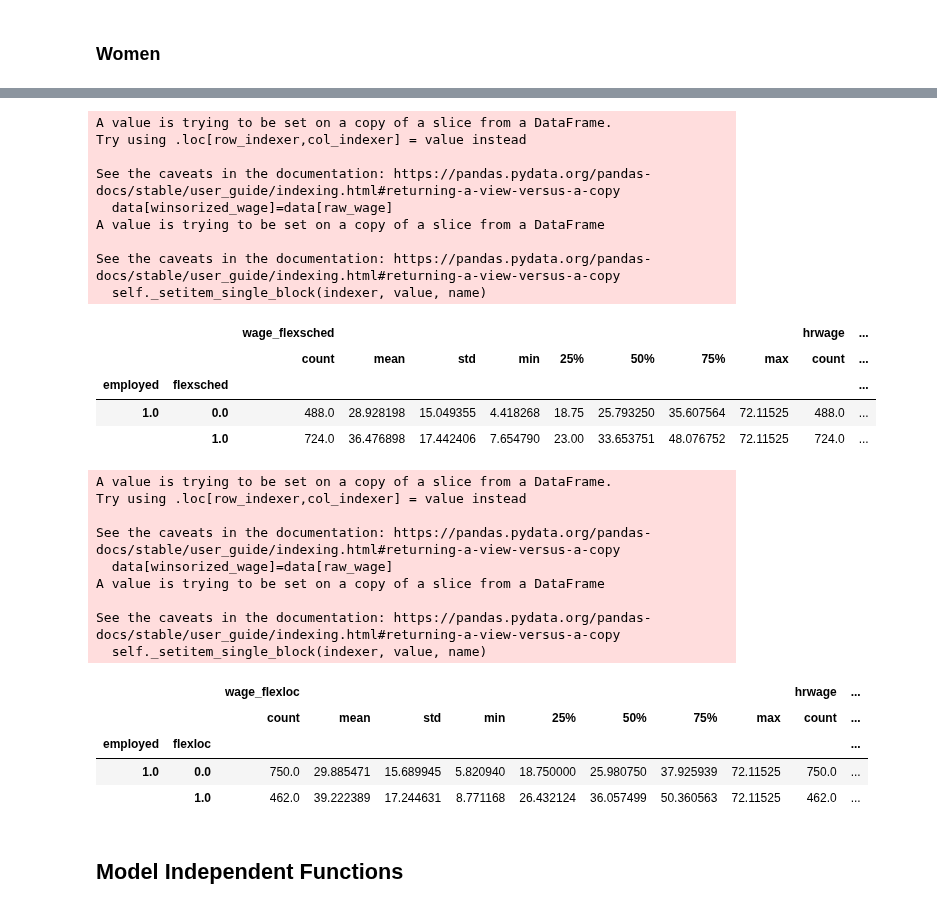
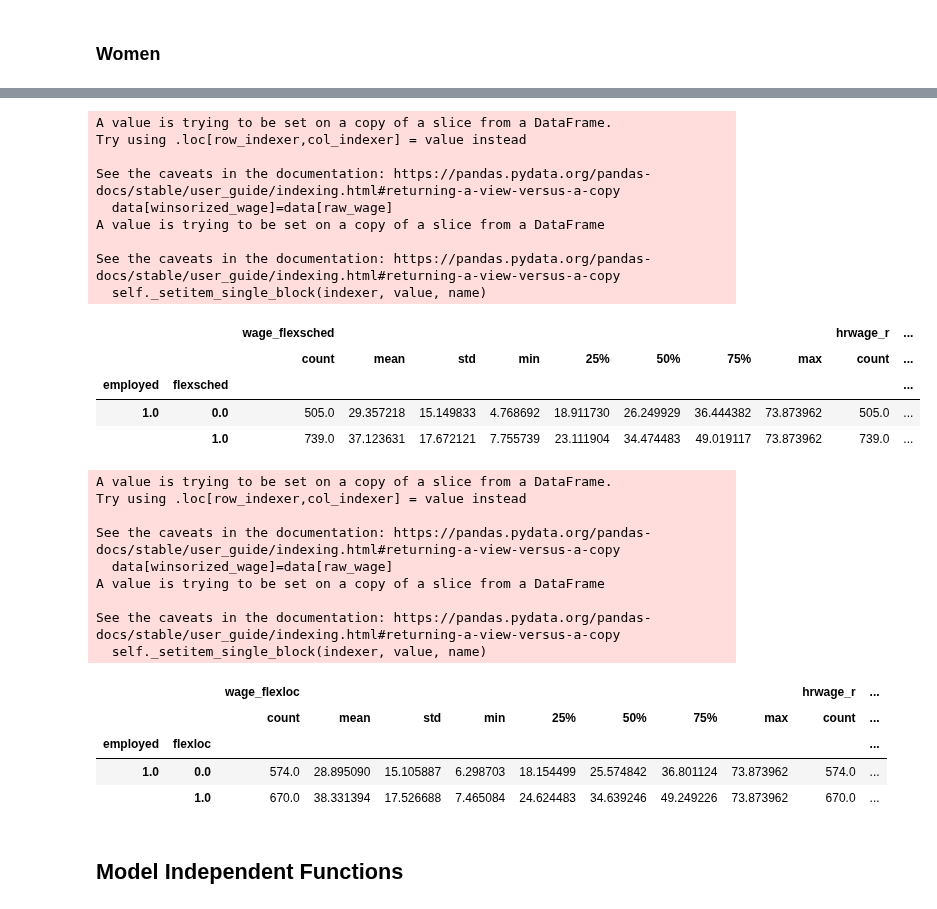
Before and after one commit to meganmccoy/flexibility-in-search-model, a Jupyter notebook: SimplifiedModel.ipynb, the cells around one changed output, grey strips where cells are left out. Saved outputs shown, nothing was run; the diff lists cells and outputs as text; code cells hidden in the pictures.

```diff
--- a/SimplifiedModel.ipynb
+++ b/SimplifiedModel.ipynb
@@ -41,7 +41,7 @@ import pdb
             - 2: Formal policy allowing for flexibility in start and end times of work
 - unemployed workers have unemployment durations of $t_i$
 # %%
-df=pd.read_stata('workfile.dta', columns=['sex','employed', 'flexsched', 'flex_sched_score', 'flexloc', 'flex_loc_score', 'hrwage', 'dur'])
+df=pd.read_stata('workfile.dta', columns=['sex','employed', 'flexsched', 'flex_sched_score', 'flexloc', 'flex_loc_score', 'hrwage_r', 'dur'])
 # %%
 def winsorize(data: pd.DataFrame, flex:str, n_flex:int, winsorized_wage:str, raw_wage:str, employed:str, percentile: float):
     nth_pctl = np.zeros(1)
@@ -139,22 +109,22 @@ len(women)
 # %%
-winsorize(women, 'flexsched', 2, 'wage_flexsched', 'hrwage', 'employed', 1)
+winsorize(women, 'flexsched', 2, 'wage_flexsched', 'hrwage_r', 'employed', 1)
 # %% [output]
 A value is trying to be set on a copy of a slice from a DataFrame.
 Try using .loc[row_indexer,col_indexer] = value instead
 
 See the caveats in the documentation: https://pandas.pydata.org/pandas-docs/stable/user_guide/indexing.html#returning-a-view-versus-a-copy
   data[winsorized_wage]=data[raw_wage]
 A value is trying to be set on a copy of a slice from a DataFrame
 
 See the caveats in the documentation: https://pandas.pydata.org/pandas-docs/stable/user_guide/indexing.html#returning-a-view-versus-a-copy
   self._setitem_single_block(indexer, value, name)
-|  |  | wage_flexsched |  |  |  |  |  |  |  | hrwage | ... |
+|  |  | wage_flexsched |  |  |  |  |  |  |  | hrwage_r | ... |
 |  |  | count | mean | std | min | 25% | 50% | 75% | max | count | ... |
 | employed | flexsched |  |  |  |  |  |  |  |  |  | ... |
-| 1.0 | 0.0 | 488.0 | 28.928198 | 15.049355 | 4.418268 | 18.75 | 25.793250 | 35.607564 | 72.11525 | 488.0 | ... |
-|  | 1.0 | 724.0 | 36.476898 | 17.442406 | 7.654790 | 23.00 | 33.653751 | 48.076752 | 72.11525 | 724.0 | ... |
+| 1.0 | 0.0 | 505.0 | 29.357218 | 15.149833 | 4.768692 | 18.911730 | 26.249929 | 36.444382 | 73.873962 | 505.0 | ... |
+|  | 1.0 | 739.0 | 37.123631 | 17.672121 | 7.755739 | 23.111904 | 34.474483 | 49.019117 | 73.873962 | 739.0 | ... |
 # %%
-winsorize(women, 'flexloc', 2, 'wage_flexloc', 'hrwage', 'employed', 1)
+winsorize(women, 'flexloc', 2, 'wage_flexloc', 'hrwage_r', 'employed', 1)
 # %% [output]
 A value is trying to be set on a copy of a slice from a DataFrame.
 Try using .loc[row_indexer,col_indexer] = value instead
@@ -165,11 +135,11 @@ A value is trying to be set on a copy of a slice from a DataFrame
 
 See the caveats in the documentation: https://pandas.pydata.org/pandas-docs/stable/user_guide/indexing.html#returning-a-view-versus-a-copy
   self._setitem_single_block(indexer, value, name)
-|  |  | wage_flexloc |  |  |  |  |  |  |  | hrwage | ... |
+|  |  | wage_flexloc |  |  |  |  |  |  |  | hrwage_r | ... |
 |  |  | count | mean | std | min | 25% | 50% | 75% | max | count | ... |
 | employed | flexloc |  |  |  |  |  |  |  |  |  | ... |
-| 1.0 | 0.0 | 750.0 | 29.885471 | 15.689945 | 5.820940 | 18.750000 | 25.980750 | 37.925939 | 72.11525 | 750.0 | ... |
-|  | 1.0 | 462.0 | 39.222389 | 17.244631 | 8.771168 | 26.432124 | 36.057499 | 50.360563 | 72.11525 | 462.0 | ... |
+| 1.0 | 0.0 | 574.0 | 28.895090 | 15.105887 | 6.298703 | 18.154499 | 25.574842 | 36.801124 | 73.873962 | 574.0 | ... |
+|  | 1.0 | 670.0 | 38.331394 | 17.526688 | 7.465084 | 24.624483 | 34.639246 | 49.249226 | 73.873962 | 670.0 | ... |
 # %% [markdown]
 ## Model Independent Functions
 # %%
```
Also changed, not shown: parts of 47 cells of this notebook.
